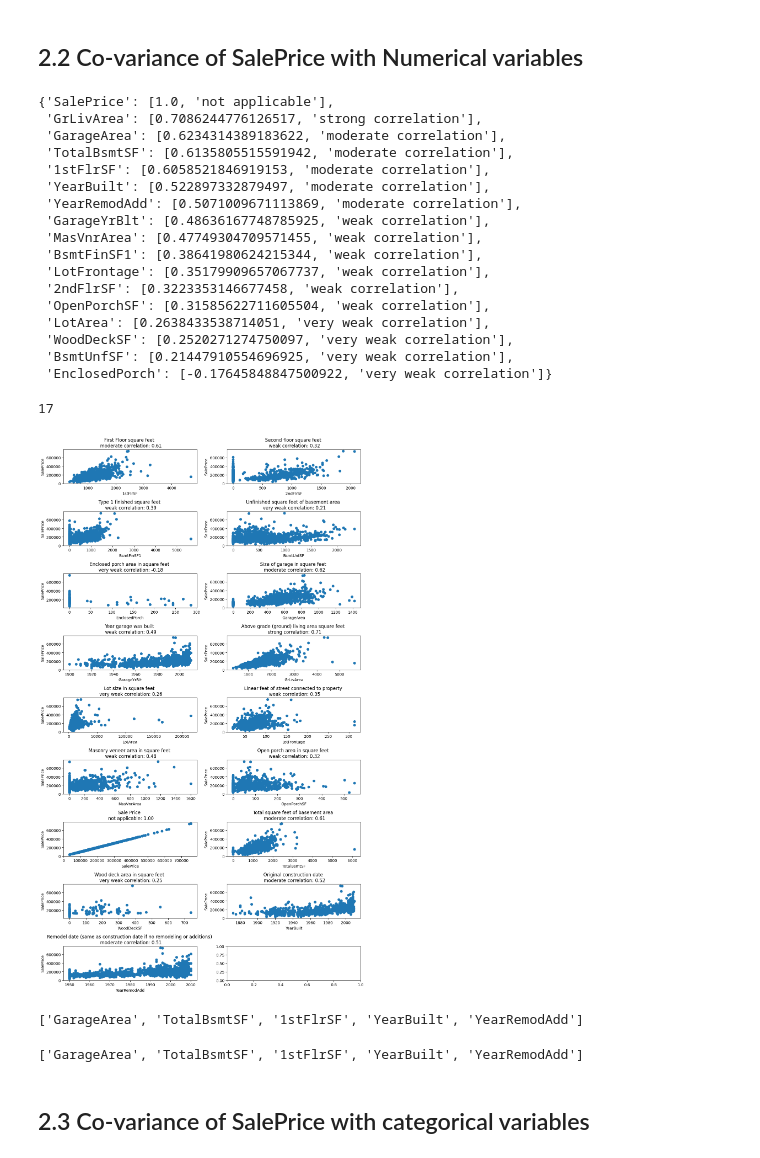
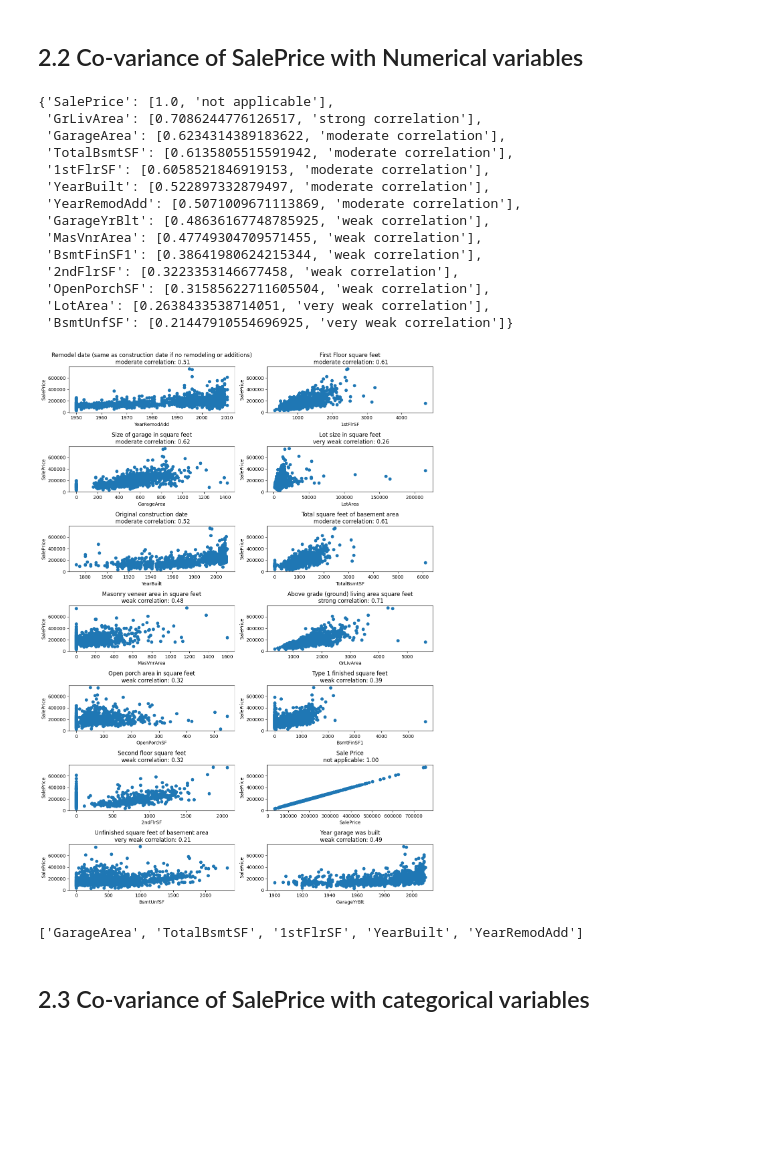
Before and after one commit to fokhrun/heritage_housing, a Jupyter notebook: jupyter_notebooks/exploratory_data_analysis.ipynb, the cells around one changed output. Saved outputs shown, nothing was run; the diff lists cells and outputs as text; code cells hidden in the pictures; blank space fills up the shorter version.

```diff
--- a/jupyter_notebooks/exploratory_data_analysis.ipynb
+++ b/jupyter_notebooks/exploratory_data_analysis.ipynb
@@ -178,17 +183,16 @@ plt.show()
 # %%
-column_count = int(len(year_columns))
-fig, axs = plt.subplots(column_count, figsize = (12, 2.5 * column_count))
+fig, axs = plt.subplots(int(len(temporal_columns)), figsize = (12, 2.5 * int(len(temporal_columns))))
 every_nth_year = 5
-for idx, var in enumerate(year_columns):
+
+for idx, var in enumerate(temporal_columns):
     ax = axs[idx]
     sns.countplot(data=housing_records, x=var, ax=ax)
     ax.set_title(f"{column_descriptions[var]}")
     ax.set_xlabel(var)
-    ax.tick_params(axis='x', rotation=45)
-    if var in year_columns:
-        for n, label in enumerate(ax.xaxis.get_ticklabels()):
-            if n % every_nth_year != 0:
-                label.set_visible(False)
+    ax.tick_params(axis='x', rotation=90)
+    for n, label in enumerate(ax.xaxis.get_ticklabels()):
+        if n % every_nth_year != 0:
+            label.set_visible(False)
 
 plt.tight_layout()
 plt.show()
@@ -217,18 +201,18 @@ other_columns
 # %%
-column_count = int(len(other_columns))
+non_categorical_columns = list(numerical_columns) + list(temporal_columns)
+column_count = int(len(non_categorical_columns))
 if column_count % 2 == 1:
     column_count = column_count + 1
 
 fig, axs = plt.subplots(int(column_count/plot_columns), plot_columns, figsize = (12, 1.2 * column_count))
 
-for idx, var in enumerate(other_columns):
+for idx, var in enumerate(non_categorical_columns):
     ax = axs[int(idx / plot_columns)][idx % plot_columns]
     stats = housing_records[var].describe().loc[["25%", "50%", "75%"]]
     stats.loc["skew"] = round(housing_records[var].skew(), 3)
     sns.histplot(data=housing_records, x=var, ax=ax)
-    ax.set_title(f"{column_descriptions[var]}: \n {stats.to_dict()}")
+    ax.set_title(f"{column_descriptions[var]}: \n {str(stats.to_dict()).strip("{").strip("}").replace("'","")}")
     ax.set_xlabel(var)
-    ax.tick_params(axis='x', rotation=45)
 
 plt.tight_layout()
 plt.show()
@@ -321,6 +302,9 @@ numerical_column_count = len(numerical_columns)
+# %%
+non_categorical_columns_wo_target = set(non_categorical_columns).difference(set(target_variable))
+non_categorical_columns_wo_target_count = len(non_categorical_columns_wo_target)
 # %%
 correlation_data = []
-for idx, var in enumerate(numerical_columns):
+for idx, var in enumerate(non_categorical_columns_wo_target):
     corr_value, corr_description = get_correlations(target_values=sale_prices,
                                                     variating_values=housing_records[var],
                                                     target_variable=target_variable,
@@ -345,33 +329,27 @@ correlation_info
  'GarageYrBlt': [0.48636167748785925, 'weak correlation'],
  'MasVnrArea': [0.47749304709571455, 'weak correlation'],
  'BsmtFinSF1': [0.38641980624215344, 'weak correlation'],
- 'LotFrontage': [0.35179909657067737, 'weak correlation'],
  '2ndFlrSF': [0.3223353146677458, 'weak correlation'],
  'OpenPorchSF': [0.31585622711605504, 'weak correlation'],
  'LotArea': [0.2638433538714051, 'very weak correlation'],
- 'WoodDeckSF': [0.2520271274750097, 'very weak correlation'],
- 'BsmtUnfSF': [0.21447910554696925, 'very weak correlation'],
- 'EnclosedPorch': [-0.17645848847500922, 'very weak correlation']}
+ 'BsmtUnfSF': [0.21447910554696925, 'very weak correlation']}
-# %%
-len(numerical_columns)
-# %% [output]
-17
 # %%
-plot_rows = int(numerical_column_count / plot_columns) + (numerical_column_count % plot_columns)
+plot_rows = int(non_categorical_columns_wo_target_count/ plot_columns) \
+    + (non_categorical_columns_wo_target_count % plot_columns)
 
-fig, axs = plt.subplots(plot_rows, plot_columns, figsize = (12, 1.2 * numerical_column_count))
-for idx, var in enumerate(numerical_columns):
+fig, axs = plt.subplots(plot_rows, plot_columns, figsize = (12, 1.2 * non_categorical_columns_wo_target_count))
+for idx, var in enumerate(non_categorical_columns_wo_target):
     ax = axs[int(idx/2)][idx%2]
     ax.scatter(housing_records[var], sale_prices)
     corr_value, corr_description = correlation_info[var]
     ax.set_title(f"{column_descriptions[var]} \n {corr_description}: {corr_value:.2f}")
     ax.set_ylabel(target_variable)
     ax.set_xlabel(var)
 
 plt.tight_layout()
 plt.show()
 # %% [output]
-[figure, old version]
+[figure, new version]
 # %%
 correlated_numerical_variables = []
 for key, (value, desc) in correlation_info.items():
@@ -381,10 +359,6 @@ for key, (value, desc) in correlation_info.items():
 correlated_numerical_variables
 # %% [output]
 ['GarageArea', 'TotalBsmtSF', '1stFlrSF', 'YearBuilt', 'YearRemodAdd']
-# %%
-correlated_numerical_variables
-# %% [output]
-['GarageArea', 'TotalBsmtSF', '1stFlrSF', 'YearBuilt', 'YearRemodAdd']
 # %% [markdown]
 ## 2.3 Co-variance of SalePrice with categorical variables
 # %%
```
Also changed, not shown: parts of 17 cells of this notebook, 4 other files.
